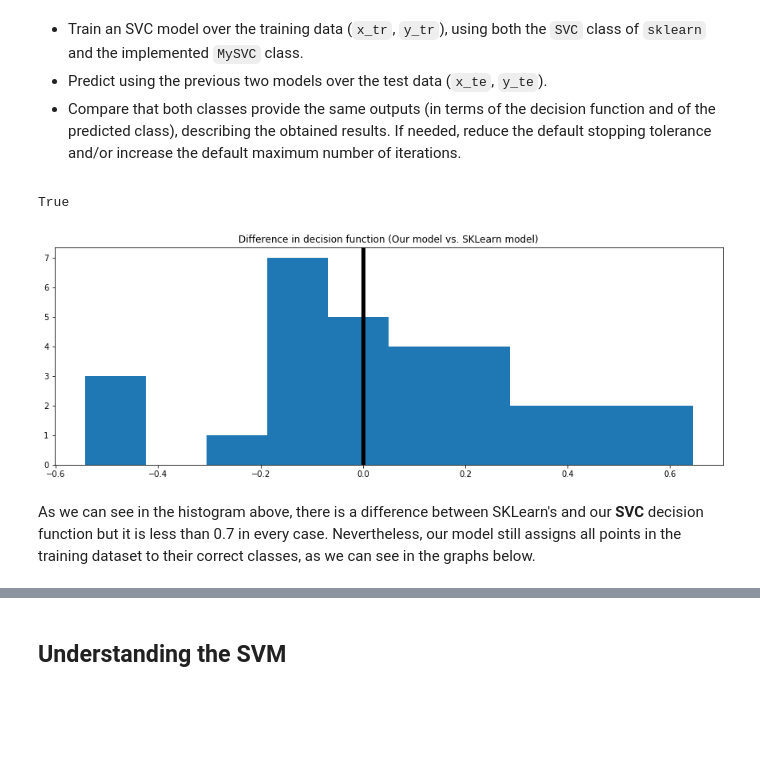
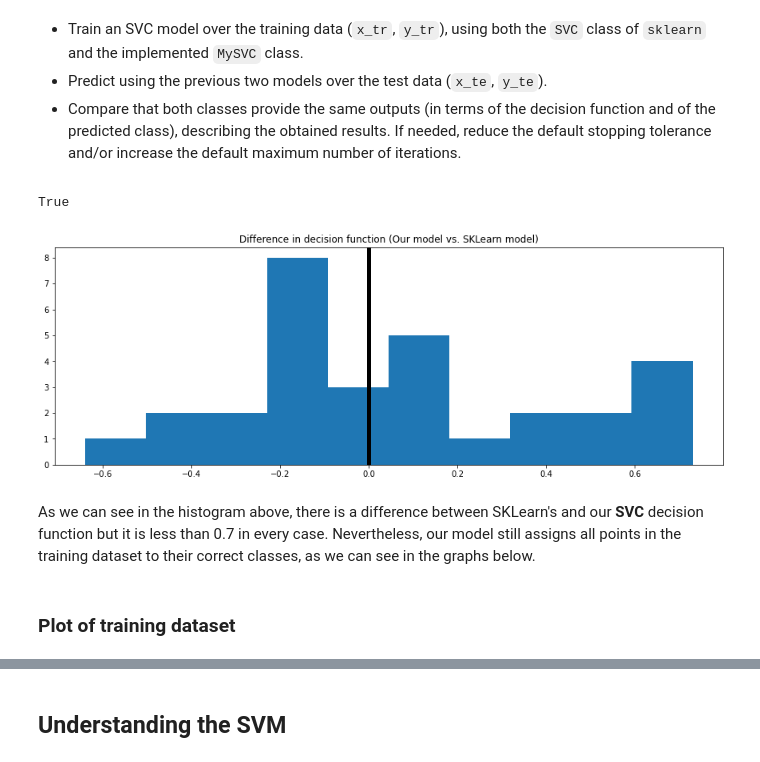
Before and after one commit to OscarGB/MUCD-MAAA, a Jupyter notebook: Practica 1/SMO.ipynb, the cells around one changed output, grey strips where cells are left out. Cells and saved outputs as stored; diff of their text form; code cells hidden in the pictures; blank space fills up the shorter version.

```diff
--- a/Practica 1/SMO.ipynb
+++ b/Practica 1/SMO.ipynb
@@ -196,7 +196,7 @@ class MySVC():
     """
         SVC with a simplified version of SMO.
     """
-    def __init__(self, C=1.0, gamma='scale', tol=0, max_iter=200):
+    def __init__(self, C=1.0, gamma='scale', tol=1e-5, max_iter=200):
         # Assignment of the hyper-parameters (complete).
         self.C = C
         self.gamma = gamma
@@ -335,27 +335,29 @@ plt.title('Test'); plt.show()
 # %%
 C = 1e1
 gamma = 'scale'
 
-model_my = MySVC(C=C, gamma=gamma, tol = 1e-15, max_iter=200)
-model_sk = SVC(C=C, gamma=gamma, tol = 1e-15)
+model_my = MySVC(C=C, gamma=gamma)
+model_sk = SVC(C=C, gamma=gamma)
 
 # Training of the models (complete).
 # ...
 model_my.fit(x_tr, y_tr)
 model_sk.fit(x_tr, y_tr)
 
 # Comparative of the predicted scores (complete).
 # ...
 h = model_my.decision_function(x_te) - model_sk.decision_function(x_te)
 plt.hist(h)
 plt.axvline(x=0, color='black', linewidth=5)
 plt.title("Difference in decision function (Our model vs. SKLearn model)")
 
 # Comparative of the predicted classes (complete).
 # ...
 (model_my.predict(x_te) == model_sk.predict(x_te)).all()
 # %% [output]
 True
-[figure, old version]
+[figure, new version]
 # %% [markdown]
 As we can see in the histogram above, there is a difference between SKLearn's and our **SVC** decision function but it is less than 0.7 in every case. Nevertheless, our model still assigns all points in the training dataset to their correct classes, as we can see in the graphs below.
+# %% [markdown]
+### Plot of training dataset
```
Also changed, not shown: parts of 15 cells of this notebook, 1 other file.
